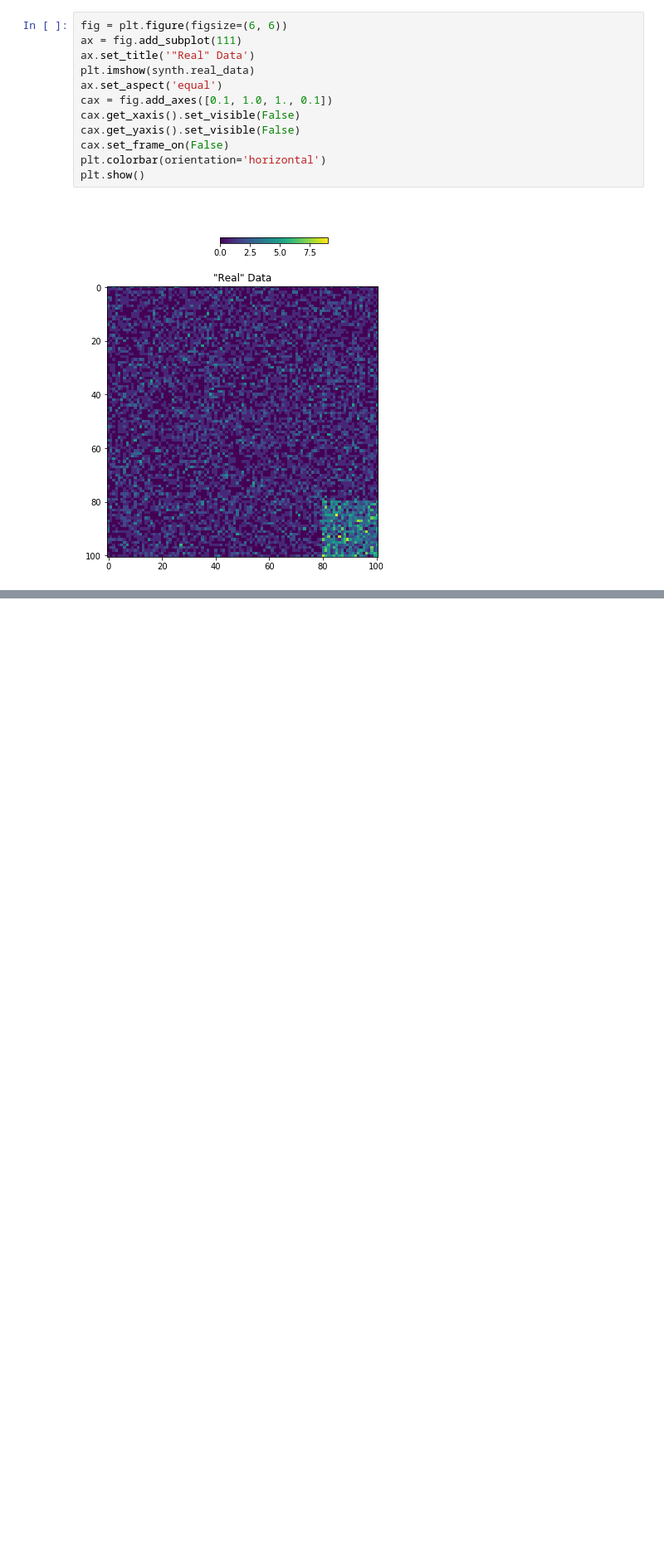
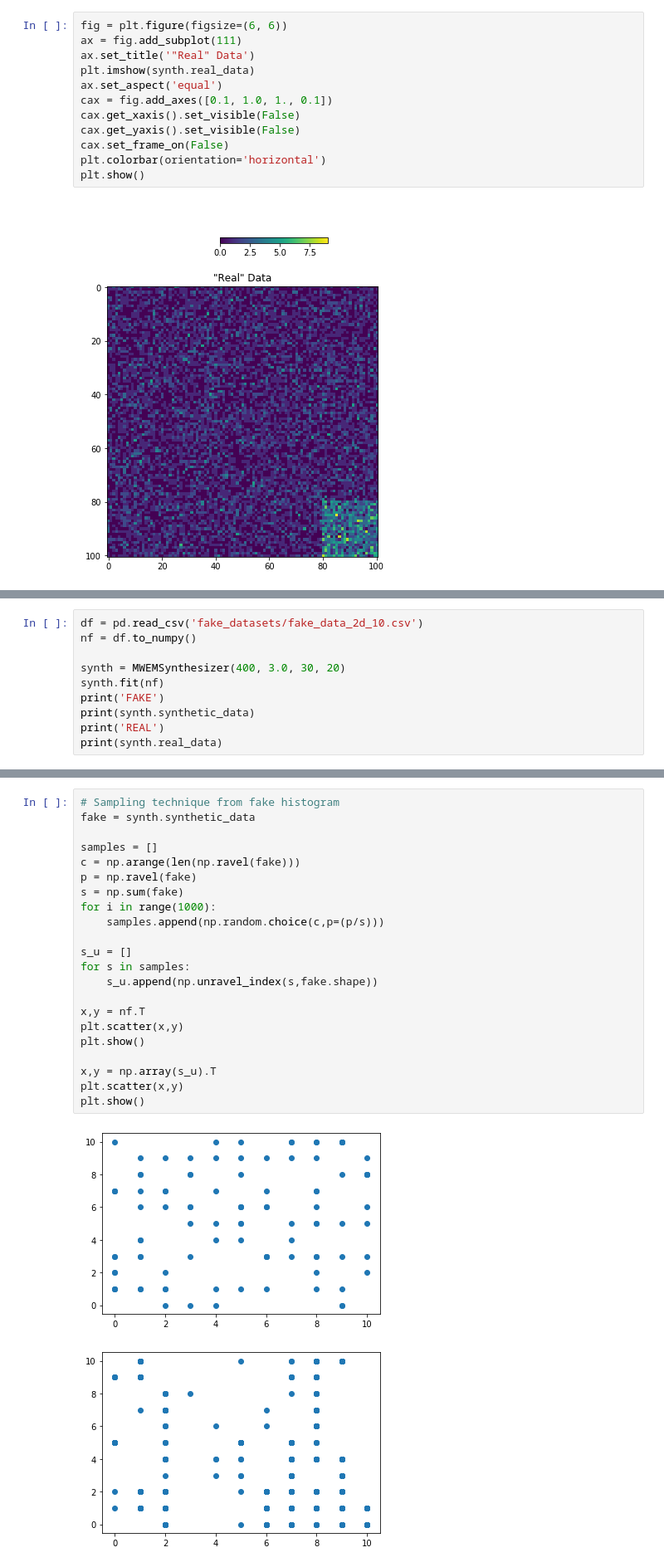
Before and after one commit to opendp/smartnoise-sdk, a Jupyter notebook: service/modules/synthetic-data-module/mwem/mwem_evaluate_2d.ipynb, the cells around one changed output, grey strips where cells are left out. Shown: that part at 83% size. Saved outputs shown, nothing was run; the diff lists cells and outputs as text; blank space fills up the shorter version.

```diff
--- a/service/modules/synthetic-data-module/mwem/mwem_evaluate_2d.ipynb
+++ b/service/modules/synthetic-data-module/mwem/mwem_evaluate_2d.ipynb
@@ -107,0 +130,10 @@ MemoryError: Unable to allocate 78.3 GiB for an array with shape (10510100501,)
+# %%
+df = pd.read_csv('fake_datasets/fake_data_2d_10.csv')
+nf = df.to_numpy()
+
+synth = MWEMSynthesizer(400, 3.0, 30, 20)
+synth.fit(nf)
+print('FAKE')
+print(synth.synthetic_data)
+print('REAL')
+print(synth.real_data)
@@ -107,0 +158,25 @@ MemoryError: Unable to allocate 78.3 GiB for an array with shape (10510100501,)
+# %%
+# Sampling technique from fake histogram
+fake = synth.synthetic_data
+
+samples = []
+c = np.arange(len(np.ravel(fake)))
+p = np.ravel(fake)
+s = np.sum(fake)
+for i in range(1000):
+    samples.append(np.random.choice(c,p=(p/s)))
+
+s_u = []
+for s in samples:
+    s_u.append(np.unravel_index(s,fake.shape))
+
+x,y = nf.T
+plt.scatter(x,y)
+plt.show()
+
+x,y = np.array(s_u).T
+plt.scatter(x,y)
+plt.show()
+# %% [output]
+[figure, added]
+[figure, added]
```
Also changed, not shown: parts of 5 cells of this notebook, 8 other files.
